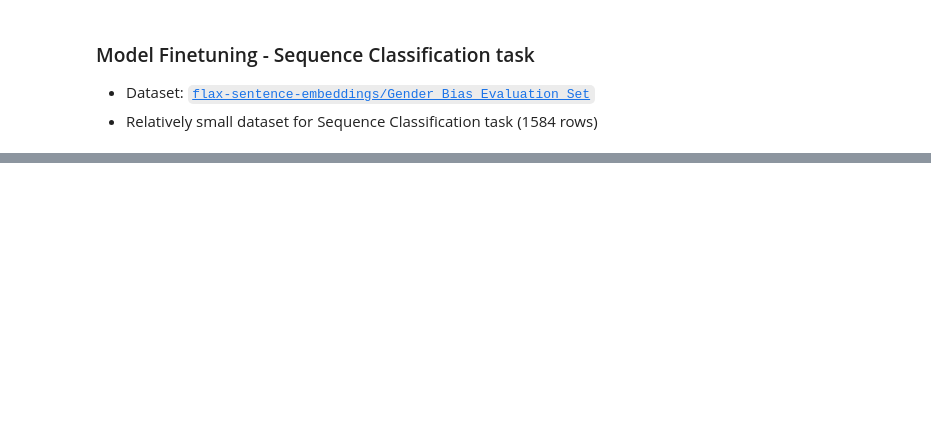
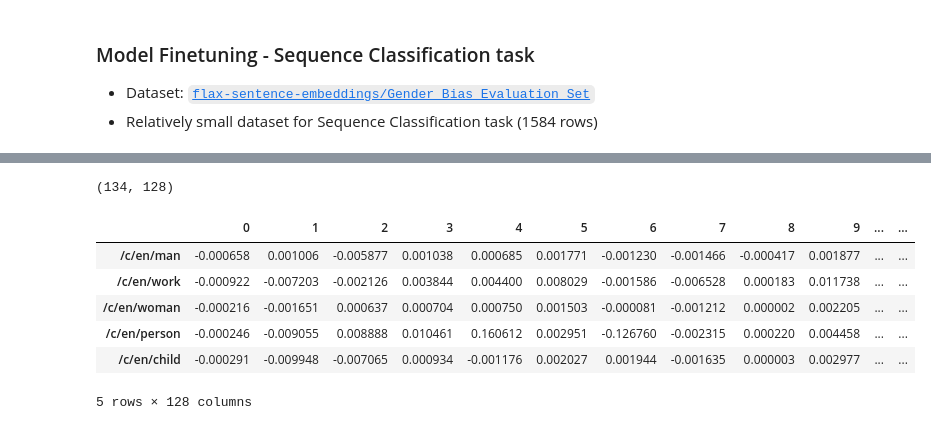
Before and after one commit to bernardcheng/cs4248_project, a Jupyter notebook: MobileBERT_training_test.ipynb, the cells around one changed output, grey strips where cells are left out. Cells and saved outputs as stored; diff of their text form; code cells hidden in the pictures; blank space fills up the shorter version.

```diff
--- a/MobileBERT_training_test.ipynb
+++ b/MobileBERT_training_test.ipynb
@@ -116,7 +115,7 @@ def _tokenize(word:str):
     tokens = tokenizer.tokenize(processed_word)
     return tokens
 
-
+modification_cache = dict() # store idx and words that were modified.
 for idx, word in enumerate(modified_words):
 
     tokens = _tokenize(word)
@@ -126,6 +125,9 @@ for idx, word in enumerate(modified_words):
         token = tokens[0]
 
         embedding_idx = vocab[token]
+
+        modification_cache['/c/en/' + word] = embedding_idx
+
         new_embedding_array = input_embedding_matrix[idx]
 
         default_embedding_matrix[embedding_idx] = new_embedding_array
@@ -317 +319,19 @@ array([[-0.01316017,  0.00858272,  0.01150468, ..., -0.01960675,
         -0.01782154,  0.00746505]], shape=(2016, 128), dtype=float32)
+# %%
+conceptnet_finetune_embeddings = dict()
+
+for concept, idx in modification_cache.items():
+    conceptnet_finetune_embeddings[concept] = final_embeddings_numpy[idx].tolist()
+
+conceptnet_finetune_embeddings_df = pd.DataFrame.from_dict(conceptnet_finetune_embeddings, orient='index')
+print(conceptnet_finetune_embeddings_df.shape)
+conceptnet_finetune_embeddings_df.head()
+# %% [output]
+(134, 128)
+|  | 0 | 1 | 2 | 3 | 4 | 5 | 6 | 7 | 8 | 9 | ... | ... |
+| /c/en/man | -0.000658 | 0.001006 | -0.005877 | 0.001038 | 0.000685 | 0.001771 | -0.001230 | -0.001466 | -0.000417 | 0.001877 | ... | ... |
+| /c/en/work | -0.000922 | -0.007203 | -0.002126 | 0.003844 | 0.004400 | 0.008029 | -0.001586 | -0.006528 | 0.000183 | 0.011738 | ... | ... |
+| /c/en/woman | -0.000216 | -0.001651 | 0.000637 | 0.000704 | 0.000750 | 0.001503 | -0.000081 | -0.001212 | 0.000002 | 0.002205 | ... | ... |
+| /c/en/person | -0.000246 | -0.009055 | 0.008888 | 0.010461 | 0.160612 | 0.002951 | -0.126760 | -0.002315 | 0.000220 | 0.004458 | ... | ... |
+| /c/en/child | -0.000291 | -0.009948 | -0.007065 | 0.000934 | -0.001176 | 0.002027 | 0.001944 | -0.001635 | 0.000003 | 0.002977 | ... | ... |
+5 rows × 128 columns
```
Also changed, not shown: parts of 8 cells of this notebook, 7 other files.
